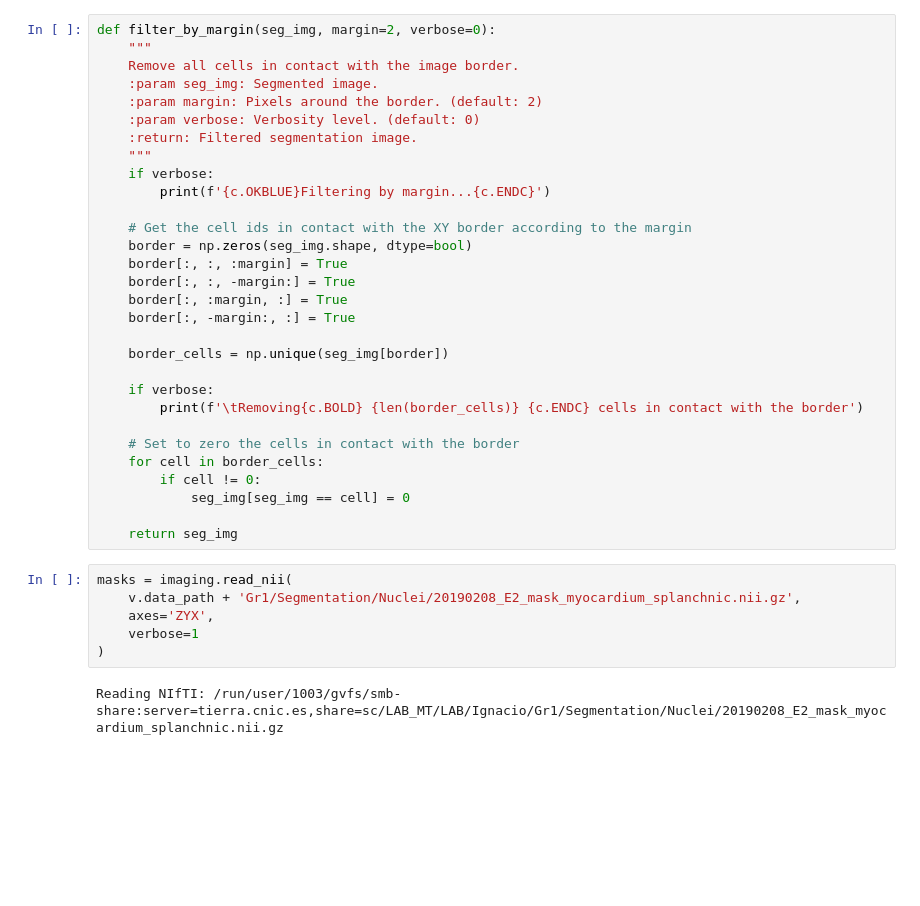
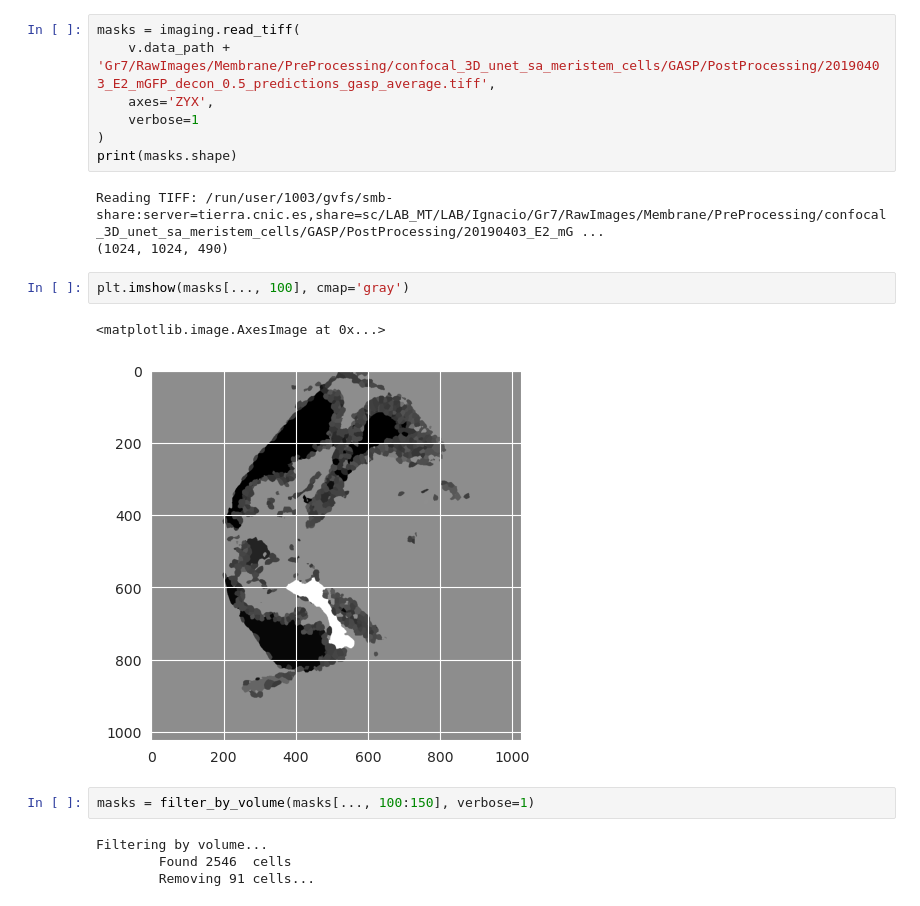
Before and after one commit to ignacio-ms/PyMorph, a Jupyter notebook: notebooks/0-Placeholder.ipynb, the cells around one changed output. Saved outputs shown, nothing was run; the diff lists cells and outputs as text; blank space fills up the shorter version.

Commit message:
Nuclei/Membrane seg

```diff
--- a/notebooks/0-Placeholder.ipynb
+++ b/notebooks/0-Placeholder.ipynb
@@ -13,38 +10,21 @@ ImportError: cannot import name 'TerminationCondition' from 'scipy.optimize.nonl
-# %%
-def filter_by_margin(seg_img, margin=2, verbose=0):
-    """
-    Remove all cells in contact with the image border.
-    :param seg_img: Segmented image.
-    :param margin: Pixels around the border. (default: 2)
-    :param verbose: Verbosity level. (default: 0)
-    :return: Filtered segmentation image.
-    """
-    if verbose:
-        print(f'{c.OKBLUE}Filtering by margin...{c.ENDC}')
-
-    # Get the cell ids in contact with the XY border according to the margin
-    border = np.zeros(seg_img.shape, dtype=bool)
-    border[:, :, :margin] = True
-    border[:, :, -margin:] = True
-    border[:, :margin, :] = True
-    border[:, -margin:, :] = True
-
-    border_cells = np.unique(seg_img[border])
-
-    if verbose:
-        print(f'\tRemoving{c.BOLD} {len(border_cells)} {c.ENDC} cells in contact with the border')
-
-    # Set to zero the cells in contact with the border
-    for cell in border_cells:
-        if cell != 0:
-            seg_img[seg_img == cell] = 0
-
-    return seg_img
 # %%
-masks = imaging.read_nii(
-    v.data_path + 'Gr1/Segmentation/Nuclei/20190208_E2_mask_myocardium_splanchnic.nii.gz',
+masks = imaging.read_tiff(
+    v.data_path + 'Gr7/RawImages/Membrane/PreProcessing/confocal_3D_unet_sa_meristem_cells/GASP/PostProcessing/20190403_E2_mGFP_decon_0.5_predictions_gasp_average.tiff',
     axes='ZYX',
     verbose=1
 )
+print(masks.shape)
 # %% [output]
-Reading NIfTI: /run/user/1003/gvfs/smb-share:server=tierra.cnic.es,share=sc/LAB_MT/LAB/Ignacio/Gr1/Segmentation/Nuclei/20190208_E2_mask_myocardium_splanchnic.nii.gz
+Reading TIFF: /run/user/1003/gvfs/smb-share:server=tierra.cnic.es,share=sc/LAB_MT/LAB/Ignacio/Gr7/RawImages/Membrane/PreProcessing/confocal_3D_unet_sa_meristem_cells/GASP/PostProcessing/20190403_E2_mG ...
+(1024, 1024, 490)
+# %%
+plt.imshow(masks[..., 100], cmap='gray')
+# %% [output]
+<matplotlib.image.AxesImage at 0x...>
+[figure, added]
+# %%
+masks = filter_by_volume(masks[..., 100:150], verbose=1)
+# %% [output]
+Filtering by volume...
+        Found 2546  cells
+        Removing 91 cells...
```
Also changed, not shown: parts of 3 cells of this notebook, 6 other files.
